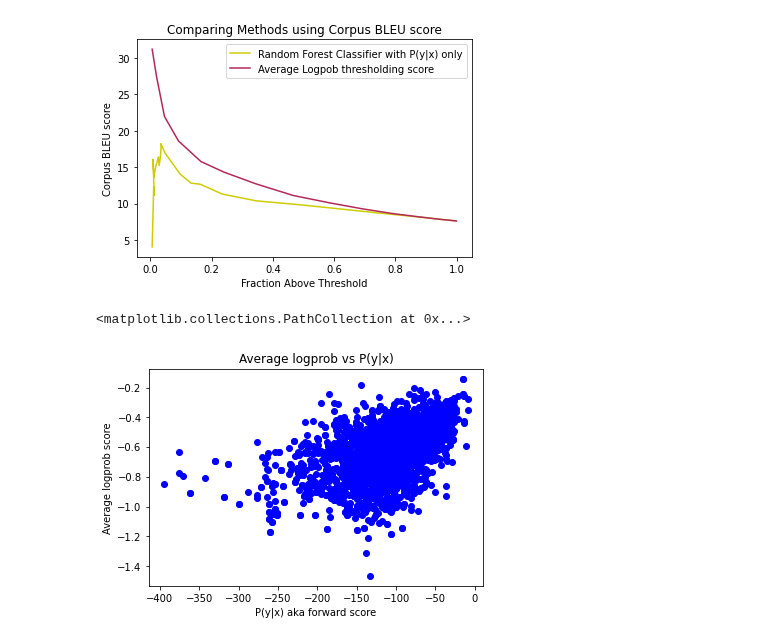
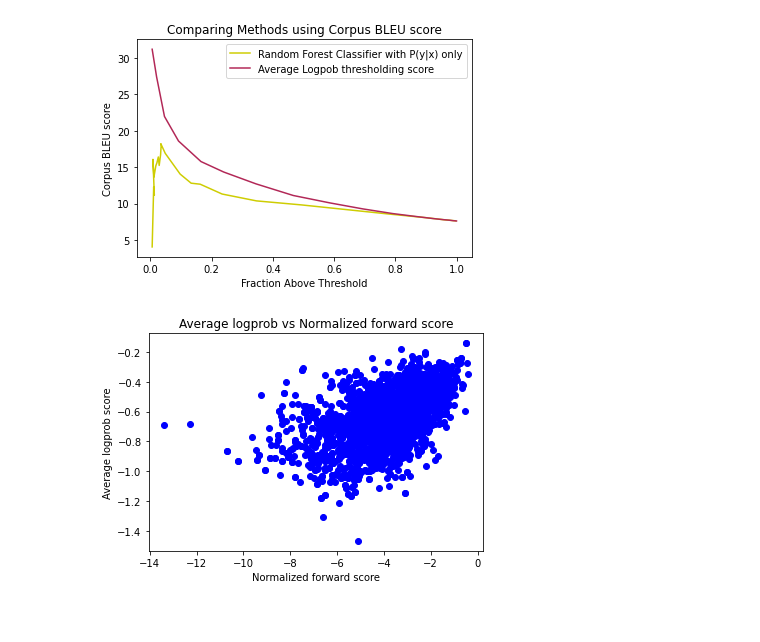
Before and after one commit to DhruvaBansal00/ConfidentMT, a Jupyter notebook: BoostedBinaryClassifers.ipynb, the cells around one changed output. Cells and saved outputs as stored; diff of their text form; code cells hidden in the pictures.

Commit message:
Normalize forward score using number of tokens. Close files after reading.

```diff
--- a/BoostedBinaryClassifers.ipynb
+++ b/BoostedBinaryClassifers.ipynb
@@ -886,5 +922,5 @@ for evalMetric in range(len(evaluationMetrics)):
 [Average Logpob thresholding score] AUC for included fraction: 12.125724867724868
 [figure]
 # %%
-featuresUsed = [0, 1, 2, 3, 4, 5, 6, 7, 8, 9, 10, 11, 12, 13, 14, 15, 16, 17, 18, 19, 20, 21]
+featuresUsed = [0, 1, 2, 3, 4, 5, 6, 7, 8, 9, 10, 11, 12, 13, 14, 15, 16, 17, 18, 19, 20, 21, 22]
 sentences = open("ClassificationDataset/"+str(15)+"BLEU/"+"valid"+"/sentences.txt")
@@ -892,14 +928,15 @@
 translations = readTranslations(sentences, currFeaturesTrain)
 
 
 avg_logprob_scores = [translation.features[0] for translation in translations]
-fw_scores = [translation.features[10] for translation in translations]
+fw_scores_normalized = [translation.features[10]/translation.features[22] for translation in translations]
 
-plt.xlabel('P(y|x) aka forward score')
+plt.xlabel('Normalized forward score')
 plt.ylabel('Average logprob score')
-plt.title('Average logprob vs P(y|x)')
+plt.title('Average logprob vs Normalized forward score')
 
-plt.scatter(fw_scores, avg_logprob_scores, c="blue")
+plt.scatter(fw_scores_normalized, avg_logprob_scores, c="blue")
+
+sentences.close()
 # %% [output]
-<matplotlib.collections.PathCollection at 0x...>
-[figure, old version]
+[figure, new version]
```
Also changed, not shown: parts of 5 cells of this notebook.
